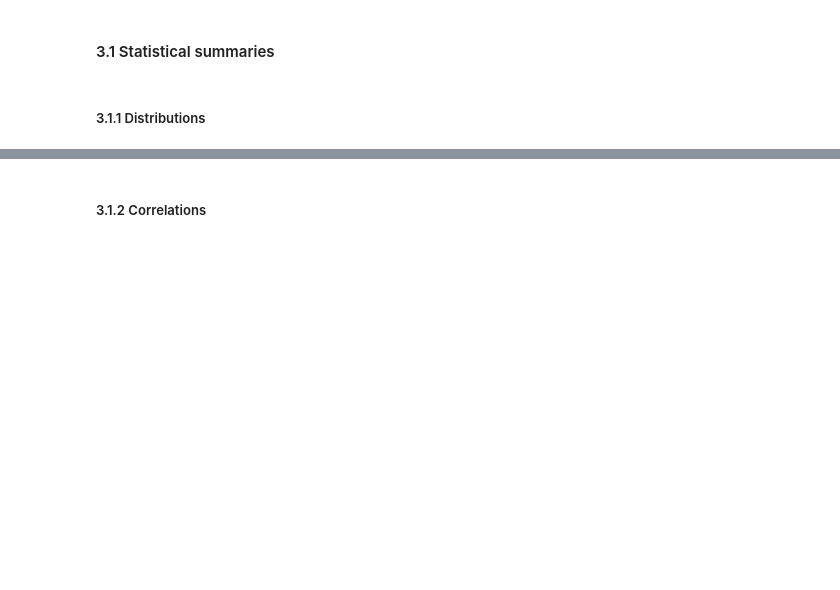
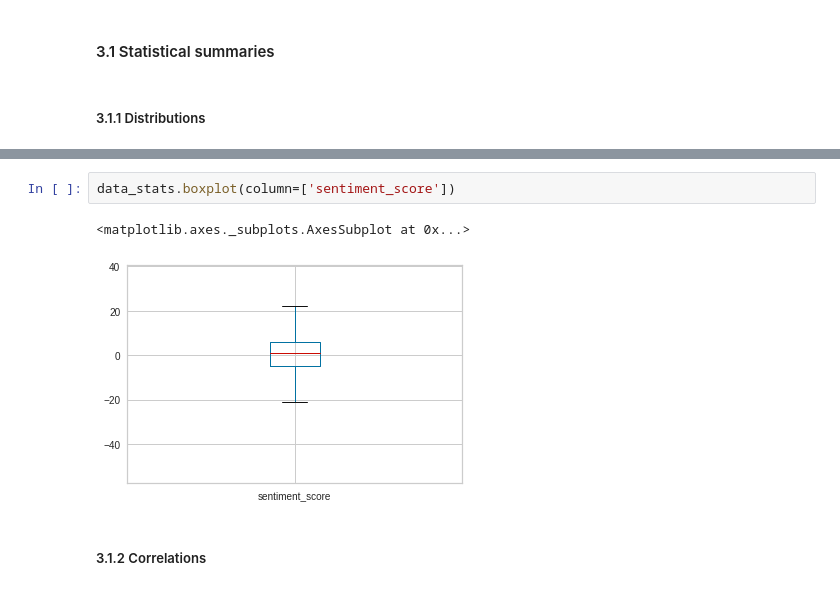
Before and after one commit to avirajs/ML_Proj1, a Jupyter notebook: Project1.ipynb, the cells around one changed output, grey strips where cells are left out. Saved outputs shown, nothing was run; the diff lists cells and outputs as text; blank space fills up the shorter version.

```diff
--- a/Project1.ipynb
+++ b/Project1.ipynb
@@ -357,3 +362,8 @@ sns.distplot(data_stats.total_char_count);
+# %%
+data_stats.boxplot(column=['sentiment_score'])
+# %% [output]
+<matplotlib.axes._subplots.AxesSubplot at 0x...>
+[figure, added]
 # %% [markdown]
 ##### 3.1.2 Correlations
 # %%
```
Also changed, not shown: parts of 6 cells of this notebook.
